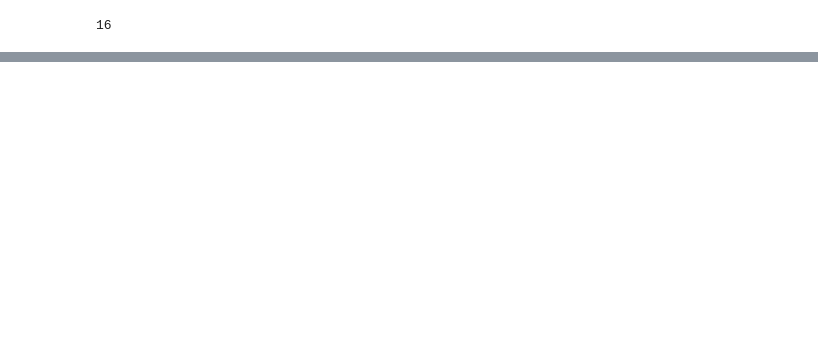
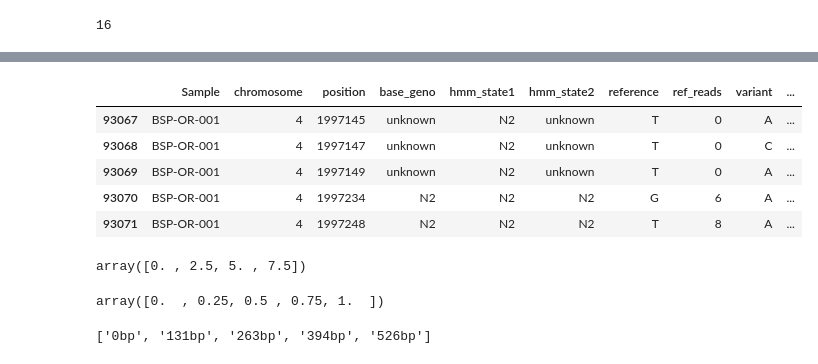
Before and after one commit to conery/crossovers, a Jupyter notebook: ncos.ipynb, the cells around one changed output, grey strips where cells are left out. Drawn from its saved outputs; the diff is of its cells as text; code cells hidden in the pictures; blank space fills up the shorter version.

```diff
--- a/ncos.ipynb
+++ b/ncos.ipynb
@@ -194,0 +200,17 @@ figs[2]
+# %%
+pks.head()
+# %% [output]
+|  | Sample | chromosome | position | base_geno | hmm_state1 | hmm_state2 | reference | ref_reads | variant | ... |
+| 93067 | BSP-OR-001 | 4 | 1997145 | unknown | N2 | unknown | T | 0 | A | ... |
+| 93068 | BSP-OR-001 | 4 | 1997147 | unknown | N2 | unknown | T | 0 | C | ... |
+| 93069 | BSP-OR-001 | 4 | 1997149 | unknown | N2 | unknown | T | 0 | A | ... |
+| 93070 | BSP-OR-001 | 4 | 1997234 | N2 | N2 | N2 | G | 6 | A | ... |
+| 93071 | BSP-OR-001 | 4 | 1997248 | N2 | N2 | N2 | T | 8 | A | ... |
+# %%
+np.arange(0,10,2.5)
+# %% [output]
+array([0. , 2.5, 5. , 7.5])
+# %%
+np.linspace(0,1,5,endpoint=True)
+# %% [output]
+array([0.  , 0.25, 0.5 , 0.75, 1.  ])
@@ -194,0 +219,4 @@ figs[2]
+# %%
+[ f'{int(n*w)}bp' for n in np.linspace(0,1,5,endpoint=True)]
+# %% [output]
+['0bp', '131bp', '263bp', '394bp', '526bp']
```
Also changed, not shown: parts of 11 cells of this notebook, 3 other files.
